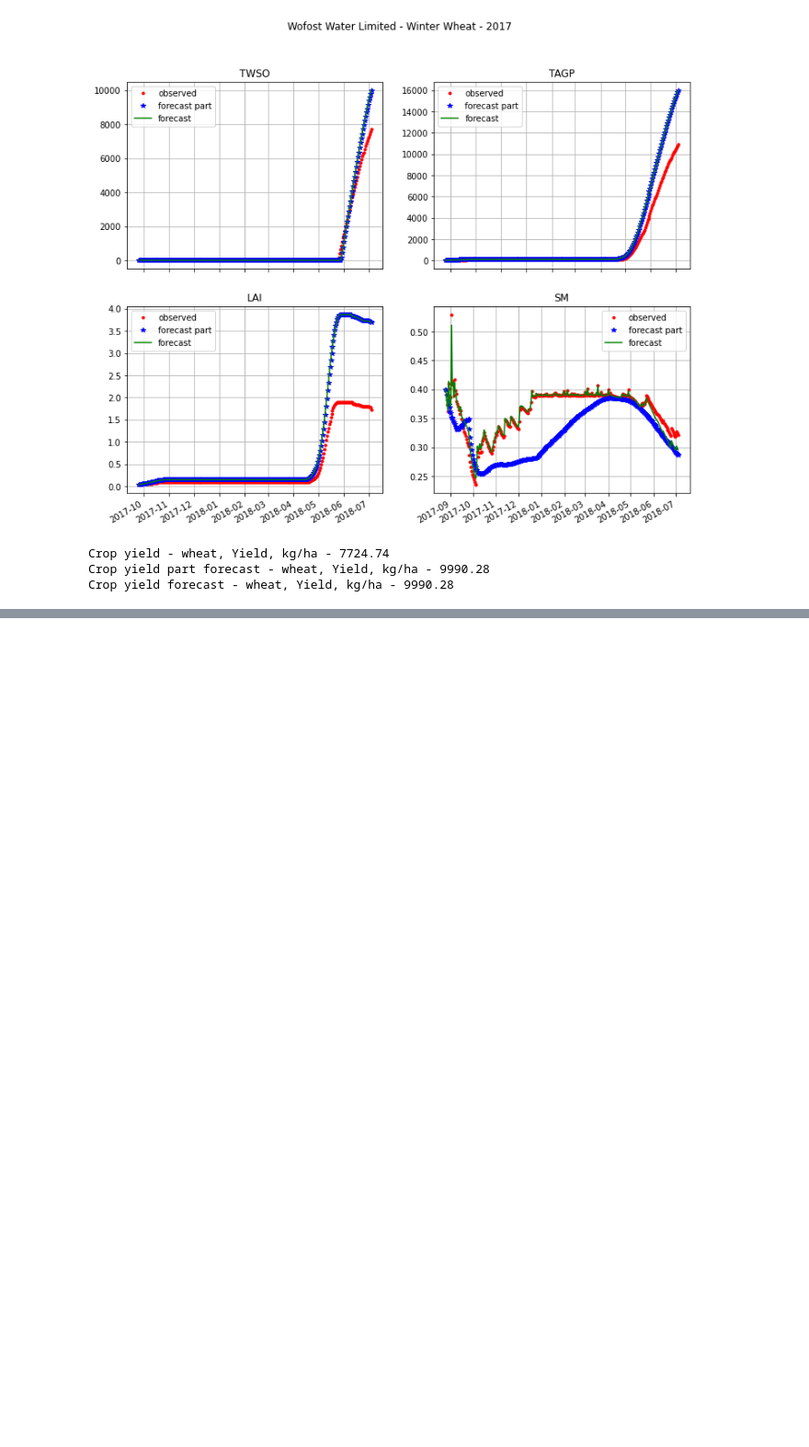
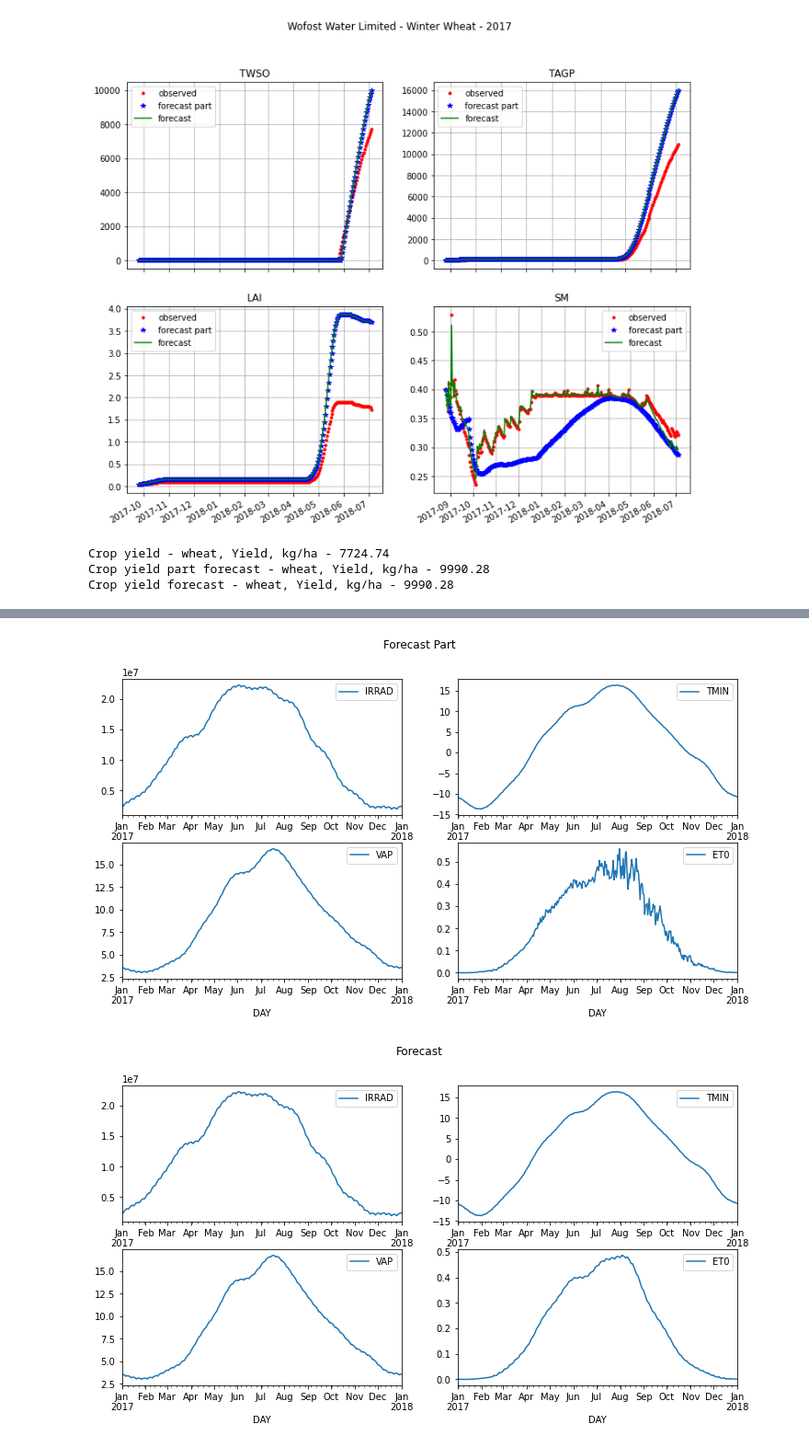
Before and after one commit to mishagrol/CS_MSU, a Jupyter notebook: Course Work/WOFOST.ipynb, the cells around one changed output, grey strips where cells are left out. Shown: that part at 92% size. Cells and saved outputs as stored; diff of their text form; code cells hidden in the pictures; blank space fills up the shorter version.

```diff
--- a/Course Work/WOFOST.ipynb
+++ b/Course Work/WOFOST.ipynb
@@ -628,0 +652,22 @@ Crop yield forecast - wheat, Yield, kg/ha - 9990.28
+# %%
+dictWeather = {
+#     'Observed': weather_crop_model,
+    'Forecast Part': weather_part_forecas_crop_model,
+    'Forecast': weather_forecast_crop_model
+}
+# %%
+for key,value in dictWeather.items():
+    w = pd.DataFrame(value.export())
+    w['DAY'] = pd.to_datetime(w['DAY'])
+#     mask = w['DAY']
+    w = w.set_index('DAY')
+    select = w.loc['2017-01-01':'2018-01-01']
+    fig, (axes) = plt.subplots(2,2, figsize=(12,6))
+    axes = (axes).flatten()
+    for i, parameter in enumerate(['IRRAD', 'TMIN', 'VAP', 'ET0']):
+        select[parameter].plot(ax=axes[i],label = parameter)
+        axes[i].legend()
+    fig.suptitle(key)
+# %% [output]
+[figure, added]
+[figure, added]
```
Also changed, not shown: parts of 7 cells of this notebook.
